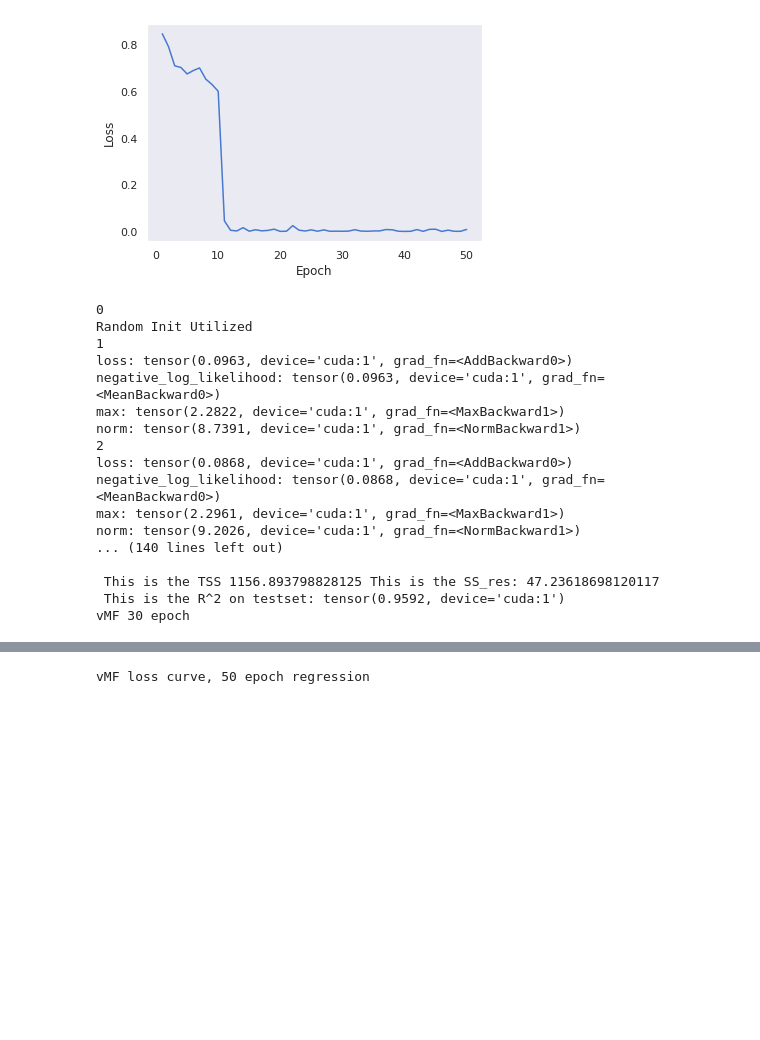
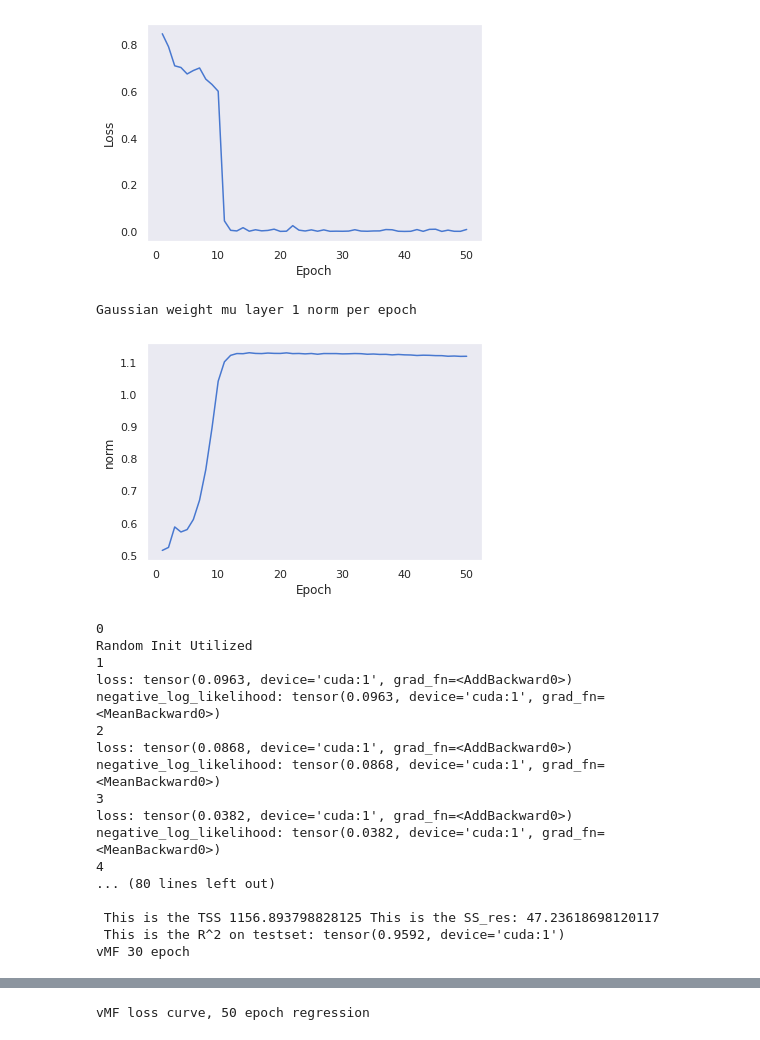
Before and after one commit to LeifMartin/BNN, a Jupyter notebook: Regression.ipynb, the cells around one changed output, grey strips where cells are left out. Cells and saved outputs as stored; diff of their text form; code cells hidden in the pictures; blank space fills up the shorter version.

Commit message:
Added graphs for registered mu-norm

```diff
--- a/Regression.ipynb
+++ b/Regression.ipynb
@@ -50,6 +51,8 @@ print(DATA)
         [ 1.5313e+01,  7.9107e+00,  3.9582e-01,  1.4116e-02,  3.7089e-01,
           2.6780e-01]])
 # %%
+norm_w_mu_layer1 = []
+
 import math
 import seaborn as sns
 import torch.nn as nn
@@ -123,7 +126,7 @@ for i in range(0, 1):
                                     shape = data_shape,CLASSES = 1)
         trtimes.append(train[1].detach().cpu().numpy())
         #print('max:',net4.weight_mu[1].max())
-        #print('norm:',torch.norm(net4.weight_mu[1]))
+        norm_w_mu_layer1.append(torch.norm(net5.weight_mu[1]).detach().cpu().numpy())
 
     loss, outputs, output = test_ensemble.test_ensemble(net5,dTEST_CARBON,TEST_SAMPLES,TEST_BATCH_SIZE,TEST_BATCH_SIZE,
                                       CLASSES,DEVICE,shape = data_shape,classification = False,plot = True)
@@ -155,7 +158,7 @@ for epoch in range(epochs):
     train = FVMF.train(net5, dTRAIN_CARBON, SAMPLES, optimizer, epoch, i,BATCH_SIZE = 100,
                                 shape = data_shape,CLASSES = 1)
     trtimes.append(train[1].detach().cpu().numpy())
-    #print('max:',net4.weight_mu[1].max())
+    norm_w_mu_layer1.append(torch.norm(net5.weight_mu[1]).detach().cpu().numpy())
     #print('norm:',torch.norm(net4.weight_mu[1]))
 
 loss, outputs, output = test_ensemble.test_ensemble(net5,dTEST_CARBON,TEST_SAMPLES,TEST_BATCH_SIZE,TEST_BATCH_SIZE,
@@ -187,7 +190,7 @@ for epoch in range(epochs):
                                 shape = data_shape,CLASSES = 1)
     trtimes.append(train[1].detach().cpu().numpy())
     #print('max:',net4.weight_mu[1].max())
-    #print('norm:',torch.norm(net4.weight_mu[1]))
+    norm_w_mu_layer1.append(torch.norm(net5.weight_mu[1]).detach().cpu().numpy())
 
 loss, outputs, output = test_ensemble.test_ensemble(net5,dTEST_CARBON,TEST_SAMPLES,TEST_BATCH_SIZE,TEST_BATCH_SIZE,
                                   CLASSES,DEVICE,shape = data_shape,classification = False,plot = True)
@@ -223,7 +226,21 @@ plt.show()
 # %% [output]
 Gaussian loss curve, 50 epoch regression
 [figure]
+# %%
+x = []
+for i in range(50):
+    x.append(i+1)
+print('Gaussian weight mu layer 1 norm per epoch')
+plt.xlabel('Epoch')
+plt.ylabel('norm')
+plt.plot(x,norm_w_mu_layer1)
+plt.savefig('Plots/Gaussian_norm_50_epoch_regression.png')
+plt.show()
+# %% [output]
+Gaussian weight mu layer 1 norm per epoch
+[figure, added]
 # %%
+norm_w_mu_layer1 = []
 trtimes  = []
 epochs = 30
 
@@ -254,8 +271,8 @@ for i in range(0, 1):
         train = FVMF.train(vMFRegression30, dTRAIN_CARBON, SAMPLES, optimizer, epoch, i,BATCH_SIZE = 100,
                                     shape = data_shape,CLASSES = 1)
         trtimes.append(train[1].detach().cpu().numpy())
-        print('max:',vMFRegression30.weight_mu[1].max())
-        print('norm:',torch.norm(vMFRegression30.weight_mu[1]))
+        #print('max:',vMFRegression30.weight_mu[1].max())
+        norm_w_mu_layer1.append(torch.norm(vMFRegression30.weight_mu[1]).detach().cpu().numpy())
 
     loss, outputs, output = test_ensemble.test_ensemble(vMFRegression30,dTEST_CARBON,TEST_SAMPLES,TEST_BATCH_SIZE,TEST_BATCH_SIZE,
                                       CLASSES,DEVICE,shape = data_shape,classification = False,plot = True)
@@ -266,14 +283,14 @@ Random Init Utilized
 1
 loss: tensor(0.0963, device='cuda:1', grad_fn=<AddBackward0>)
 negative_log_likelihood: tensor(0.0963, device='cuda:1', grad_fn=<MeanBackward0>)
-max: tensor(2.2822, device='cuda:1', grad_fn=<MaxBackward1>)
-norm: tensor(8.7391, device='cuda:1', grad_fn=<NormBackward1>)
 2
 loss: tensor(0.0868, device='cuda:1', grad_fn=<AddBackward0>)
 negative_log_likelihood: tensor(0.0868, device='cuda:1', grad_fn=<MeanBackward0>)
-max: tensor(2.2961, device='cuda:1', grad_fn=<MaxBackward1>)
-norm: tensor(9.2026, device='cuda:1', grad_fn=<NormBackward1>)
-... (140 lines left out)
+3
+loss: tensor(0.0382, device='cuda:1', grad_fn=<AddBackward0>)
+negative_log_likelihood: tensor(0.0382, device='cuda:1', grad_fn=<MeanBackward0>)
+4
+... (80 lines left out)
 
  This is the TSS 1156.893798828125 This is the SS_res: 47.23618698120117
  This is the R^2 on testset: tensor(0.9592, device='cuda:1')
```
Also changed, not shown: parts of 7 cells of this notebook.
